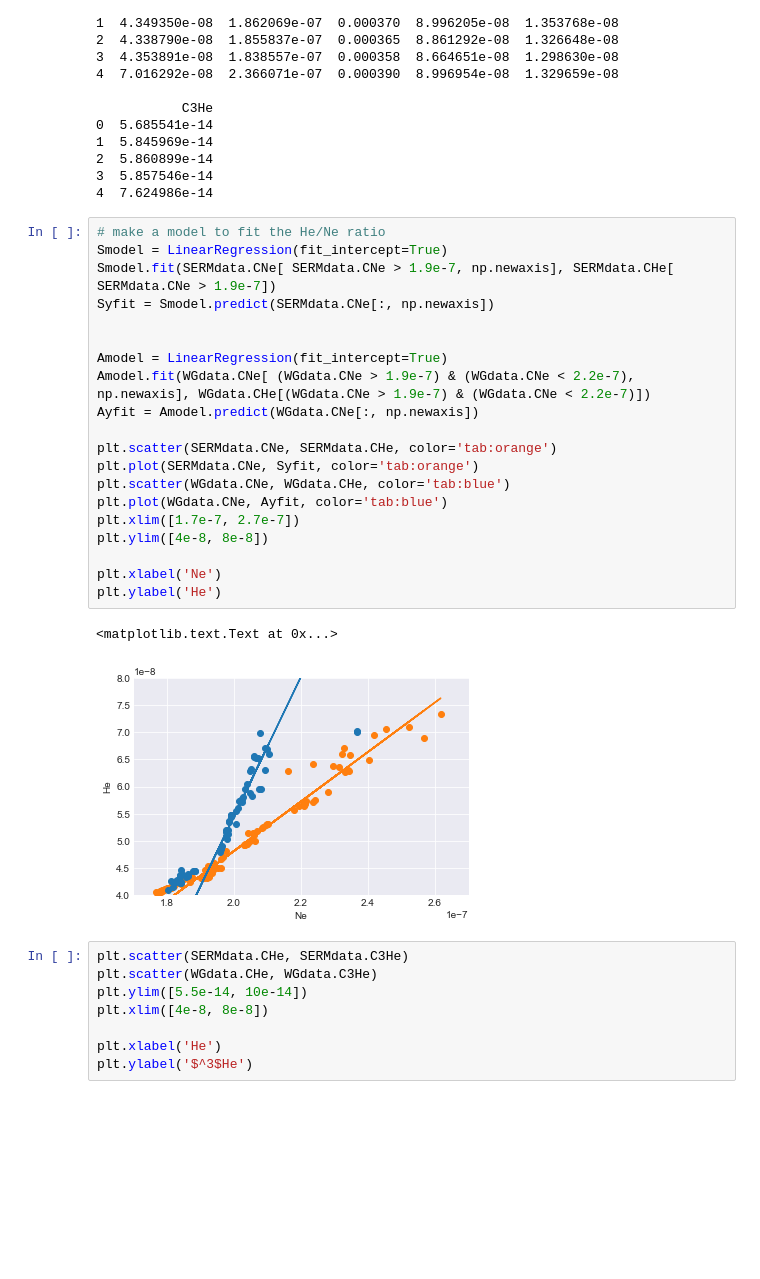
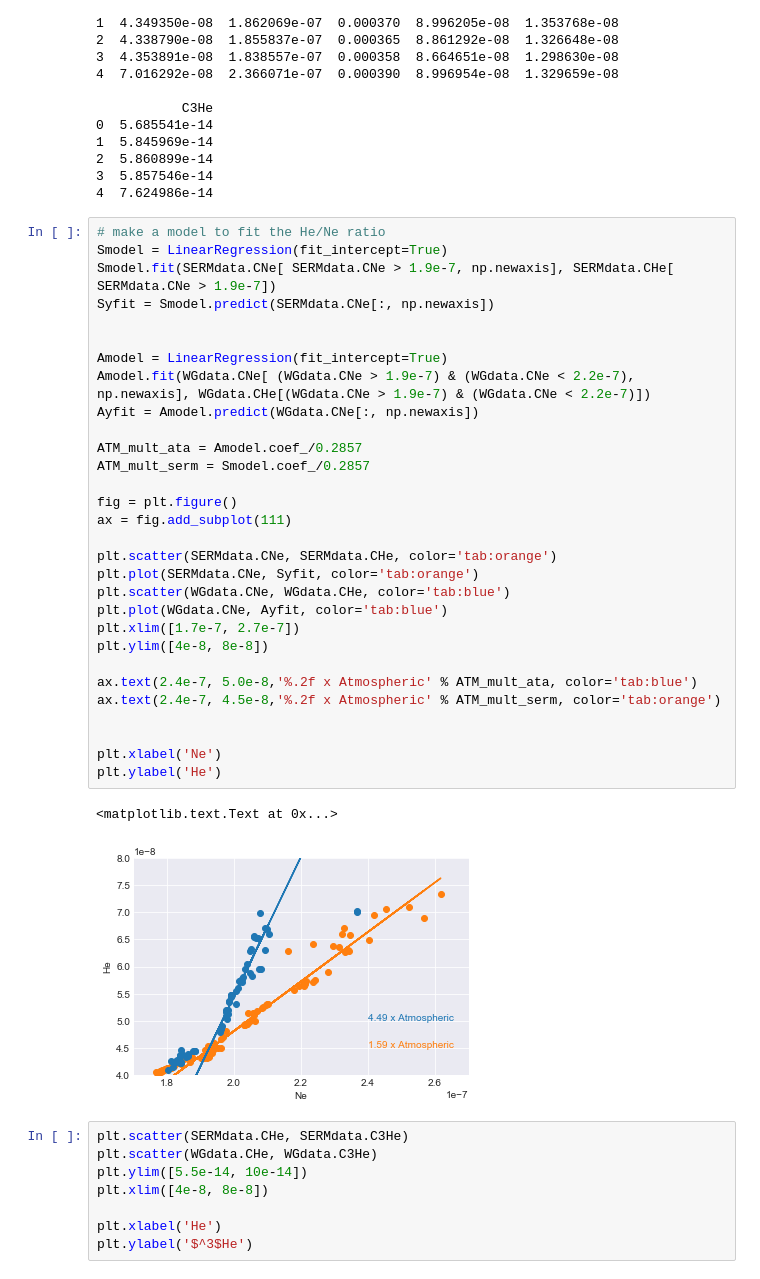
Before and after one commit to nlbeaird/NG_compare, a Jupyter notebook: NG_compare.ipynb, the cells around one changed output. Cells and saved outputs as stored; diff of their text form; blank space fills up the shorter version.

Commit message:
add atmospheric ratios

```diff
--- a/NG_compare.ipynb
+++ b/NG_compare.ipynb
@@ -88,26 +88,36 @@ print(WGdata.head())
 # %%
 # make a model to fit the He/Ne ratio
 Smodel = LinearRegression(fit_intercept=True)
 Smodel.fit(SERMdata.CNe[ SERMdata.CNe > 1.9e-7, np.newaxis], SERMdata.CHe[ SERMdata.CNe > 1.9e-7])
 Syfit = Smodel.predict(SERMdata.CNe[:, np.newaxis])
 
 
 Amodel = LinearRegression(fit_intercept=True)
 Amodel.fit(WGdata.CNe[ (WGdata.CNe > 1.9e-7) & (WGdata.CNe < 2.2e-7), np.newaxis], WGdata.CHe[(WGdata.CNe > 1.9e-7) & (WGdata.CNe < 2.2e-7)])
 Ayfit = Amodel.predict(WGdata.CNe[:, np.newaxis])
 
+ATM_mult_ata = Amodel.coef_/0.2857
+ATM_mult_serm = Smodel.coef_/0.2857
+
+fig = plt.figure()
+ax = fig.add_subplot(111)
+
 plt.scatter(SERMdata.CNe, SERMdata.CHe, color='tab:orange')
 plt.plot(SERMdata.CNe, Syfit, color='tab:orange')
 plt.scatter(WGdata.CNe, WGdata.CHe, color='tab:blue')
 plt.plot(WGdata.CNe, Ayfit, color='tab:blue')
 plt.xlim([1.7e-7, 2.7e-7])
 plt.ylim([4e-8, 8e-8])
 
+ax.text(2.4e-7, 5.0e-8,'%.2f x Atmospheric' % ATM_mult_ata, color='tab:blue')
+ax.text(2.4e-7, 4.5e-8,'%.2f x Atmospheric' % ATM_mult_serm, color='tab:orange')
+
+
 plt.xlabel('Ne')
 plt.ylabel('He')
 # %% [output]
 <matplotlib.text.Text at 0x...>
-[figure, old version]
+[figure, new version]
 # %%
 plt.scatter(SERMdata.CHe, SERMdata.C3He)
 plt.scatter(WGdata.CHe, WGdata.C3He)
```
